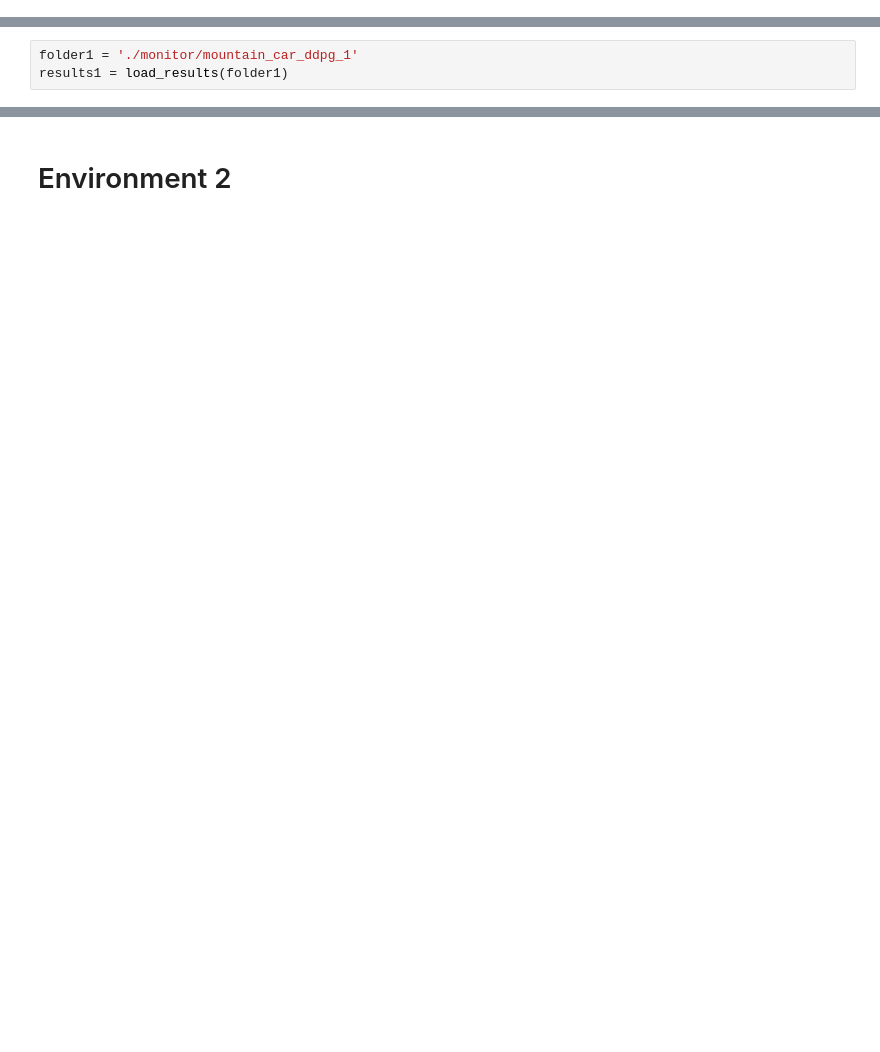
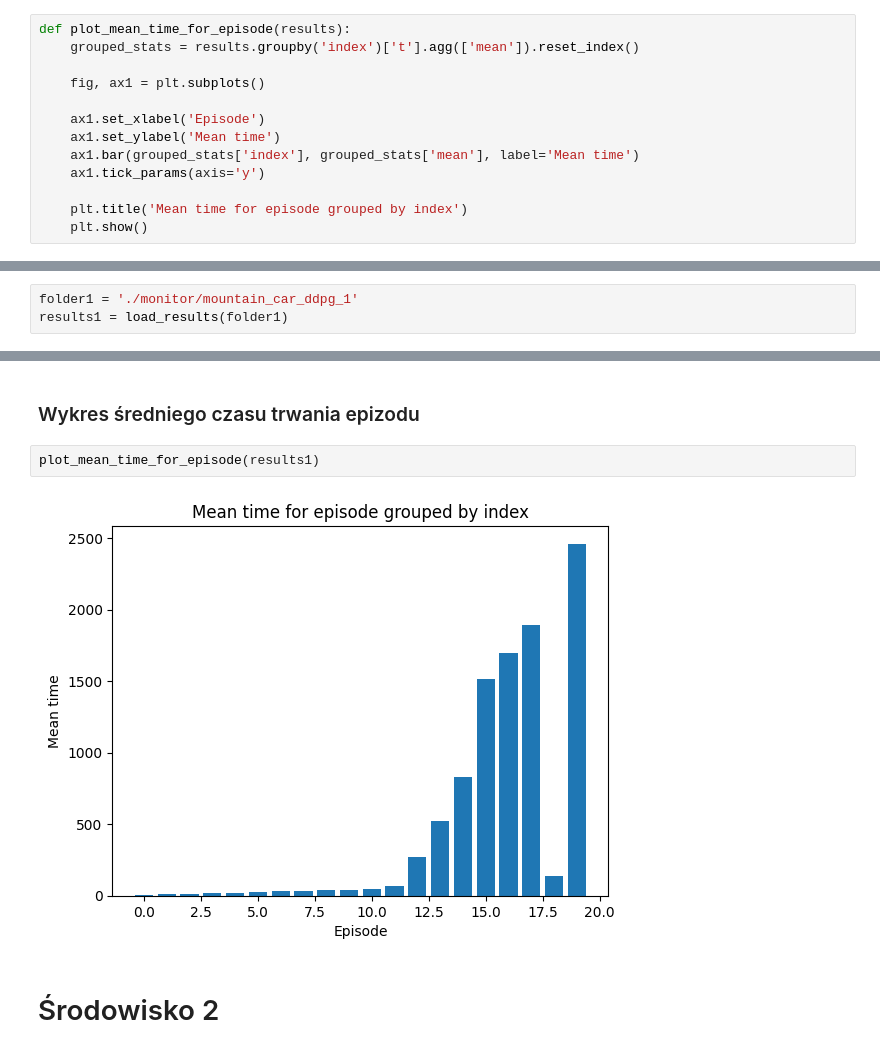
Before and after one commit to dubielel/computational-intelligence-in-digital-data-analysis, a Jupyter notebook: lab5/lab5_DDPG.ipynb, the cells around one changed output, grey strips where cells are left out. Drawn from its saved outputs; the diff is of its cells as text; blank space fills up the shorter version.

```diff
--- a/lab5/lab5_DDPG.ipynb
+++ b/lab5/lab5_DDPG.ipynb
@@ -40,4 +60,17 @@ def plot_mean_std_rewards(results):
     # Show the plot
     plt.title('Mean and Standard Deviation of reward grouped by index')
     plt.show()
+# %%
+def plot_mean_time_for_episode(results):
+    grouped_stats = results.groupby('index')['t'].agg(['mean']).reset_index()
+
+    fig, ax1 = plt.subplots()
+
+    ax1.set_xlabel('Episode')
+    ax1.set_ylabel('Mean time')
+    ax1.bar(grouped_stats['index'], grouped_stats['mean'], label='Mean time')
+    ax1.tick_params(axis='y')
+
+    plt.title('Mean time for episode grouped by index')
+    plt.show()
 # %% [markdown]
@@ -116,5 +149,11 @@ plot_mean_std_rewards(results1)
+# %% [markdown]
+### Wykres średniego czasu trwania epizodu
+# %%
+plot_mean_time_for_episode(results1)
+# %% [output]
+[figure, added]
 # %% [markdown]
-# Environment 2
+# Środowisko 2
 # %%
 hyperparams2 = dict(
     learning_rate=0.01,
```
Also changed, not shown: parts of 17 cells of this notebook.
